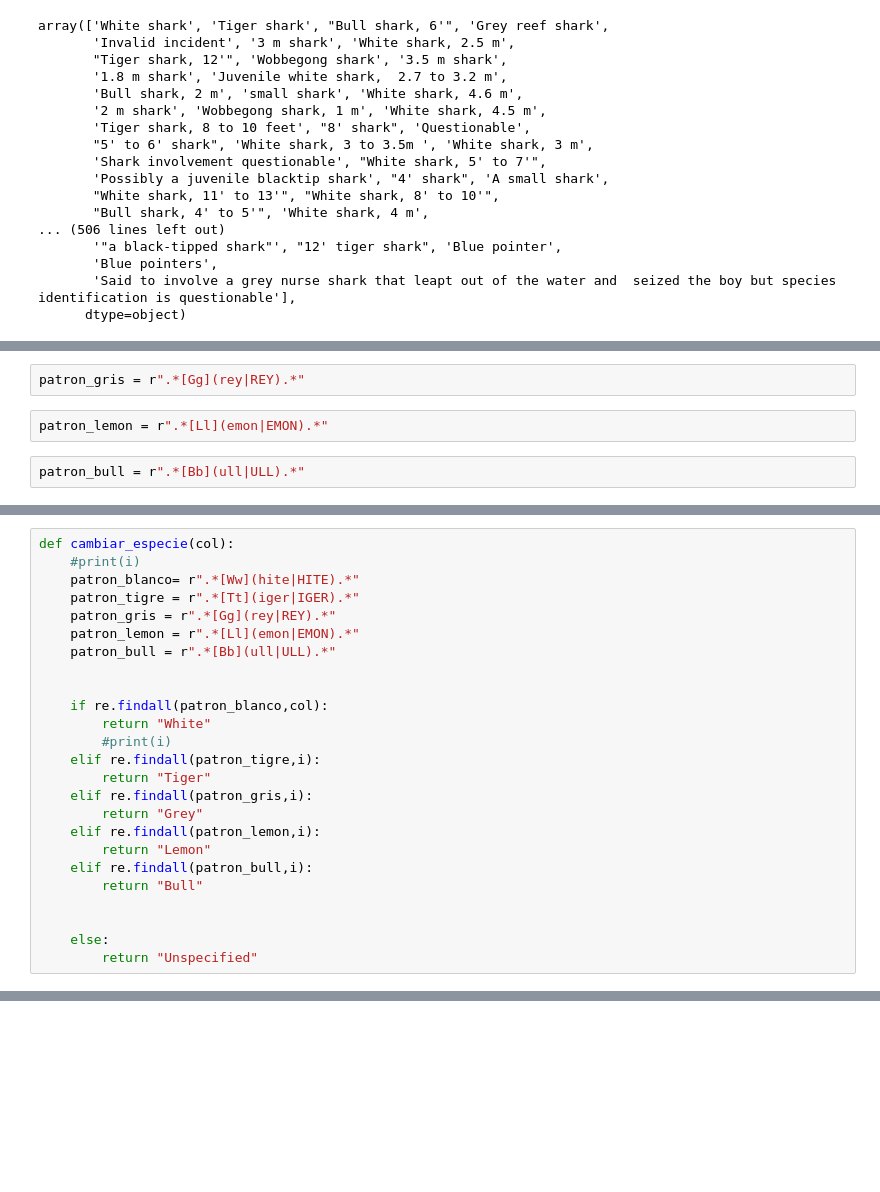
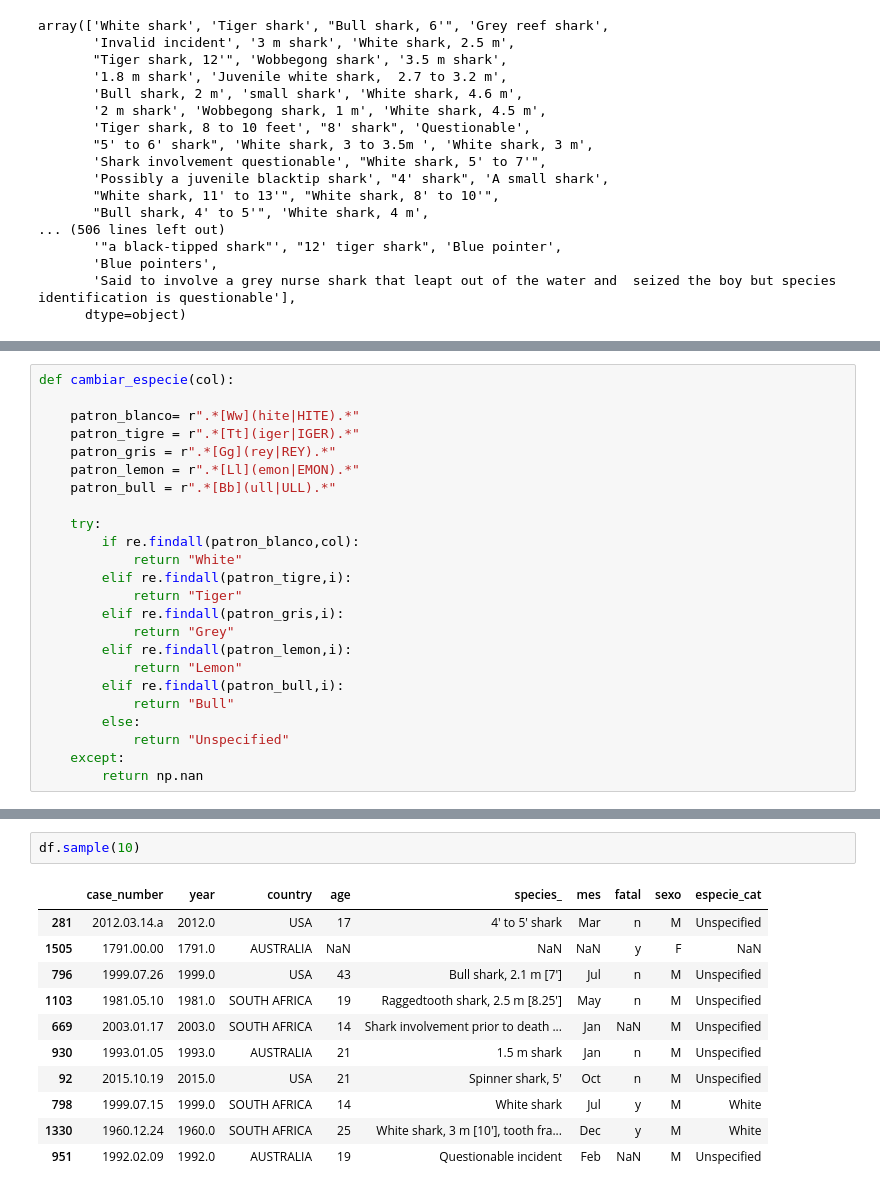
Before and after one commit to XimenaPTM/EDA-Limpieza-ETL-Adalab-promoC-mod2, a Jupyter notebook: 2. Limpieza/Mod2-2-Limpieza2.ipynb, the cells around one changed output, grey strips where cells are left out. Drawn from its saved outputs; the diff is of its cells as text; blank space fills up the shorter version.

Commit message:
función especies

```diff
--- a/2. Limpieza/Mod2-2-Limpieza2.ipynb
+++ b/2. Limpieza/Mod2-2-Limpieza2.ipynb
@@ -43,6 +40,0 @@ patron_tigre = r".*[Tt](iger|IGER).*"
-# %%
-patron_gris = r".*[Gg](rey|REY).*"
-# %%
-patron_lemon = r".*[Ll](emon|EMON).*"
-# %%
-patron_bull = r".*[Bb](ull|ULL).*"
@@ -68,27 +41,26 @@ for i in df["species_"]:
 # %%
 def cambiar_especie(col):
-    #print(i)
+
     patron_blanco= r".*[Ww](hite|HITE).*"
     patron_tigre = r".*[Tt](iger|IGER).*"
     patron_gris = r".*[Gg](rey|REY).*"
     patron_lemon = r".*[Ll](emon|EMON).*"
     patron_bull = r".*[Bb](ull|ULL).*"
 
-
-    if re.findall(patron_blanco,col):
-        return "White"
-        #print(i)
-    elif re.findall(patron_tigre,i):
-        return "Tiger"
-    elif re.findall(patron_gris,i):
-        return "Grey"
-    elif re.findall(patron_lemon,i):
-        return "Lemon"
-    elif re.findall(patron_bull,i):
-        return "Bull"
-
-
-    else:
-        return "Unspecified"
+    try:
+        if re.findall(patron_blanco,col):
+            return "White"
+        elif re.findall(patron_tigre,i):
+            return "Tiger"
+        elif re.findall(patron_gris,i):
+            return "Grey"
+        elif re.findall(patron_lemon,i):
+            return "Lemon"
+        elif re.findall(patron_bull,i):
+            return "Bull"
+        else:
+            return "Unspecified"
+    except:
+        return np.nan
 # %%
 df["especie_cat"] = (df["species_"].apply(cambiar_especie))
@@ -96,0 +67,14 @@ TypeError: expected string or buffer
+# %%
+df.sample(10)
+# %% [output]
+|  | case_number | year | country | age | species_ | mes | fatal | sexo | especie_cat |
+| 281 | 2012.03.14.a | 2012.0 | USA | 17 | 4' to 5' shark | Mar | n | M | Unspecified |
+| 1505 | 1791.00.00 | 1791.0 | AUSTRALIA | NaN | NaN | NaN | y | F | NaN |
+| 796 | 1999.07.26 | 1999.0 | USA | 43 | Bull shark, 2.1 m [7'] | Jul | n | M | Unspecified |
+| 1103 | 1981.05.10 | 1981.0 | SOUTH AFRICA | 19 | Raggedtooth shark, 2.5 m [8.25'] | May | n | M | Unspecified |
+| 669 | 2003.01.17 | 2003.0 | SOUTH AFRICA | 14 | Shark involvement prior to death ... | Jan | NaN | M | Unspecified |
+| 930 | 1993.01.05 | 1993.0 | AUSTRALIA | 21 | 1.5 m shark | Jan | n | M | Unspecified |
+| 92 | 2015.10.19 | 2015.0 | USA | 21 | Spinner shark, 5' | Oct | n | M | Unspecified |
+| 798 | 1999.07.15 | 1999.0 | SOUTH AFRICA | 14 | White shark | Jul | y | M | White |
+| 1330 | 1960.12.24 | 1960.0 | SOUTH AFRICA | 25 | White shark, 3 m [10'], tooth fra... | Dec | y | M | White |
+| 951 | 1992.02.09 | 1992.0 | AUSTRALIA | 19 | Questionable incident | Feb | NaN | M | Unspecified |
```
Also changed, not shown: parts of 10 cells of this notebook.
